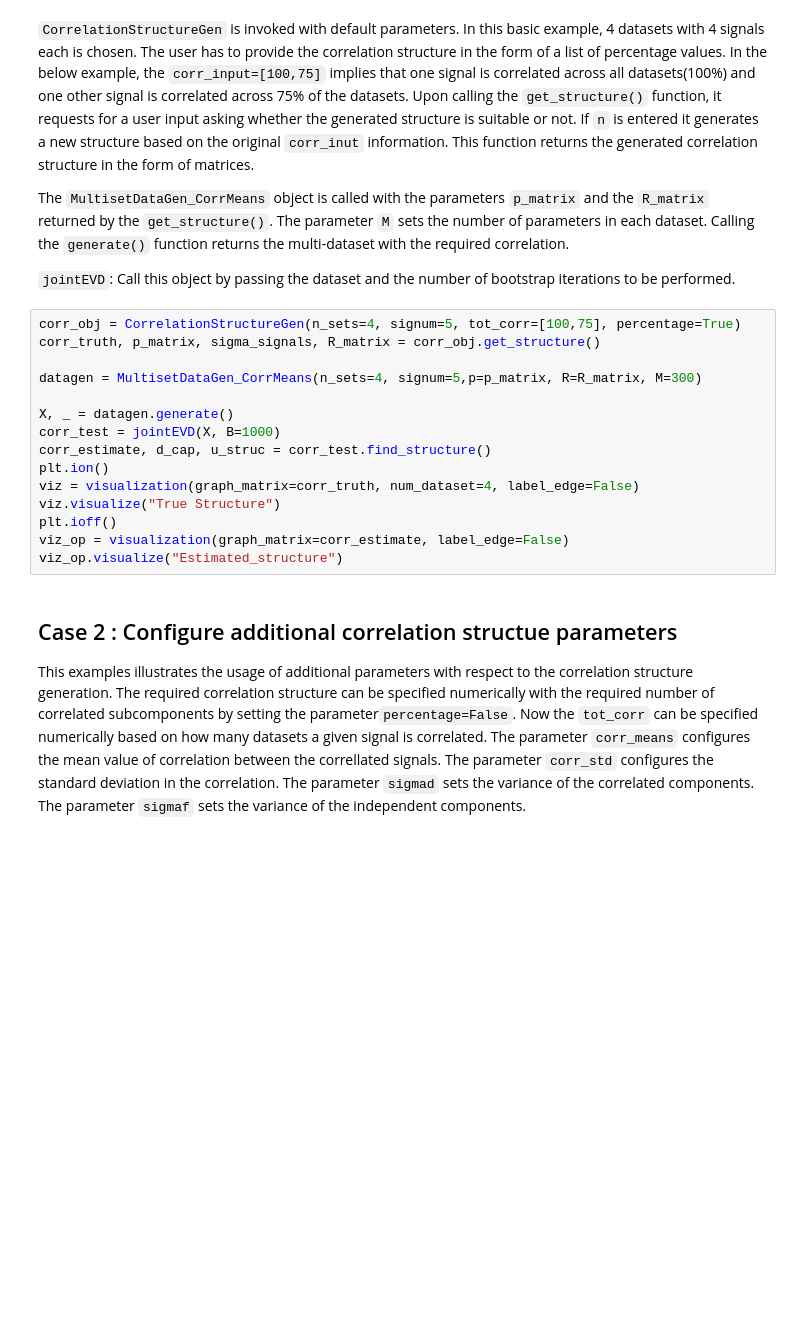
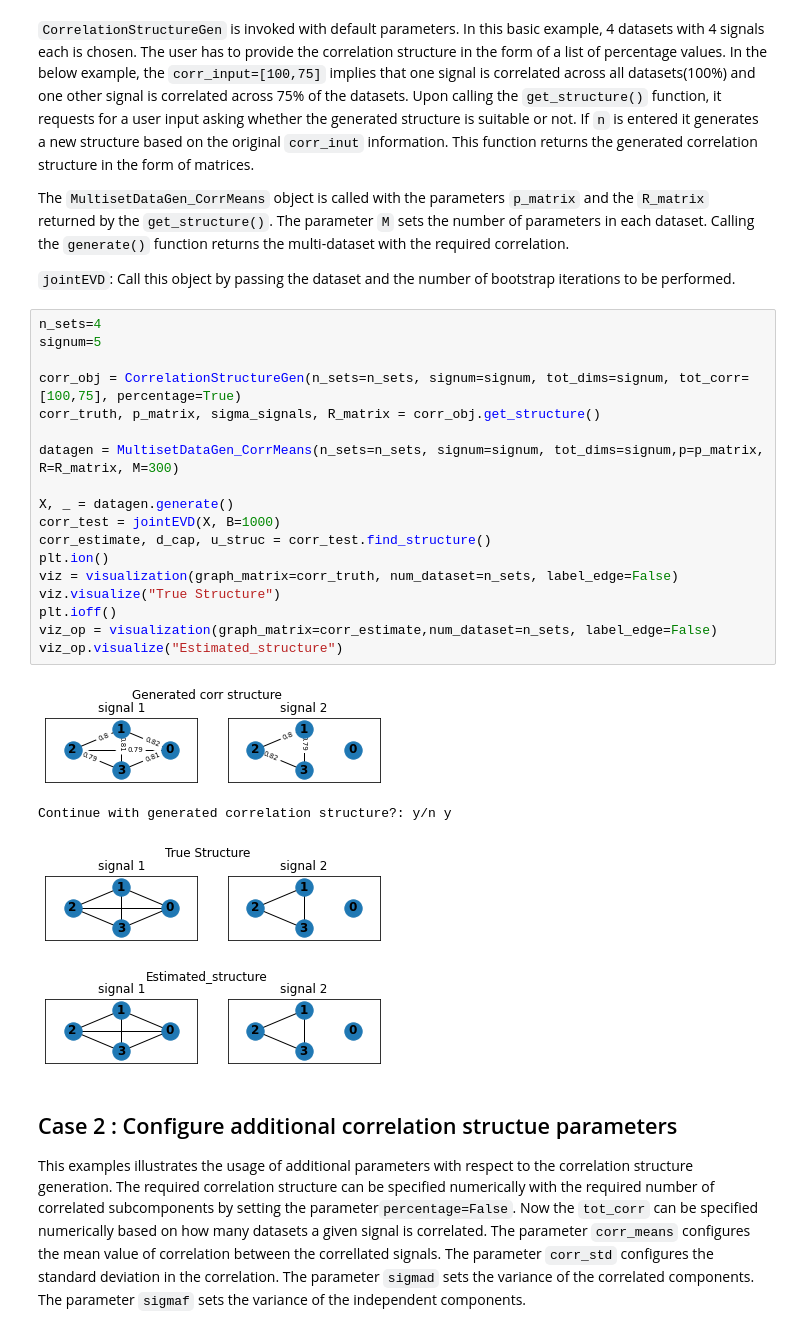
Before and after one commit to alexanderdann/mCorrect, a Jupyter notebook: mCorrect/examples/linear_mcorrect/example.ipynb, the cells around one changed output. Drawn from its saved outputs; the diff is of its cells as text; blank space fills up the shorter version.

```diff
--- a/mCorrect/examples/linear_mcorrect/example.ipynb
+++ b/mCorrect/examples/linear_mcorrect/example.ipynb
@@ -49,20 +49,28 @@ The `MultisetDataGen_CorrMeans` object is called with the parameters `p_matrix`
 
 `jointEVD`: Call this object by passing the dataset and the number of bootstrap iterations to be performed.
 # %%
-corr_obj = CorrelationStructureGen(n_sets=4, signum=5, tot_corr=[100,75], percentage=True)
+n_sets=4
+signum=5
+
+corr_obj = CorrelationStructureGen(n_sets=n_sets, signum=signum, tot_dims=signum, tot_corr=[100,75], percentage=True)
 corr_truth, p_matrix, sigma_signals, R_matrix = corr_obj.get_structure()
 
-datagen = MultisetDataGen_CorrMeans(n_sets=4, signum=5,p=p_matrix, R=R_matrix, M=300)
+datagen = MultisetDataGen_CorrMeans(n_sets=n_sets, signum=signum, tot_dims=signum,p=p_matrix, R=R_matrix, M=300)
 
 X, _ = datagen.generate()
 corr_test = jointEVD(X, B=1000)
 corr_estimate, d_cap, u_struc = corr_test.find_structure()
 plt.ion()
-viz = visualization(graph_matrix=corr_truth, num_dataset=4, label_edge=False)
+viz = visualization(graph_matrix=corr_truth, num_dataset=n_sets, label_edge=False)
 viz.visualize("True Structure")
 plt.ioff()
-viz_op = visualization(graph_matrix=corr_estimate, label_edge=False)
+viz_op = visualization(graph_matrix=corr_estimate,num_dataset=n_sets, label_edge=False)
 viz_op.visualize("Estimated_structure")
+# %% [output]
+[figure, added]
+Continue with generated correlation structure?: y/n y
+[figure, added]
+[figure, added]
 # %% [markdown]
 ## Case 2 : Configure additional correlation structue parameters
 This examples illustrates the usage of additional parameters with respect to the correlation structure generation.
```
Also changed, not shown: 5 other files.
